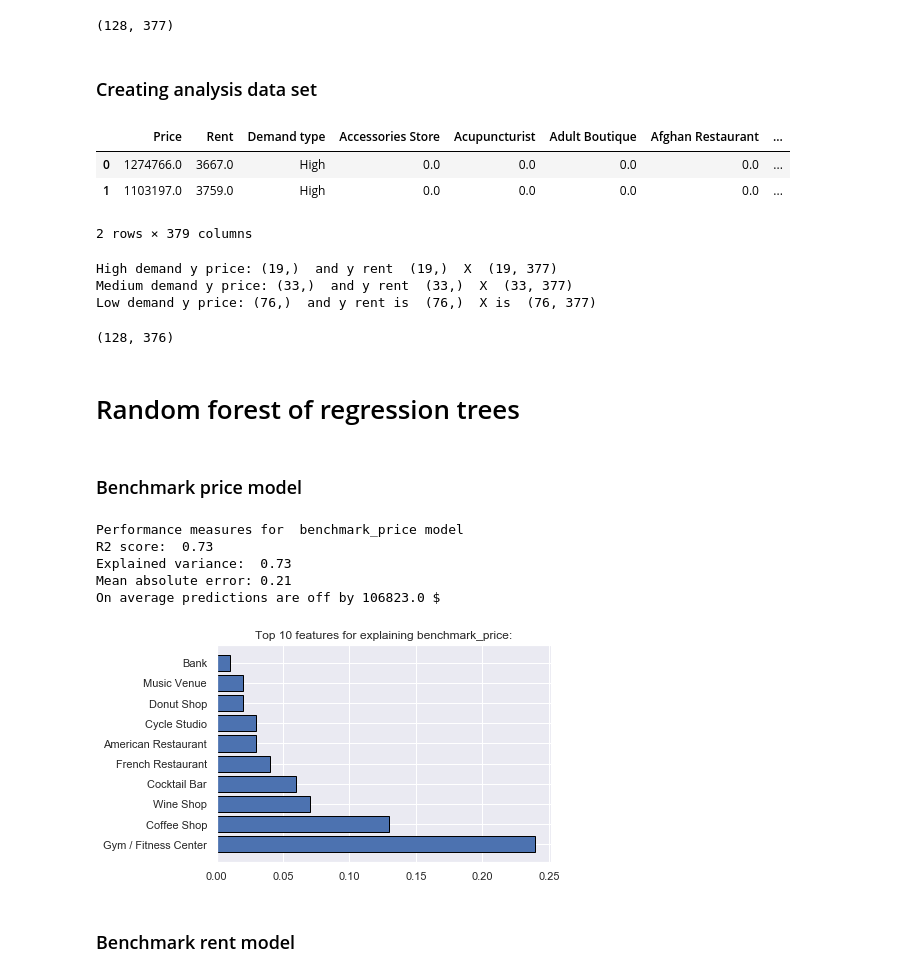
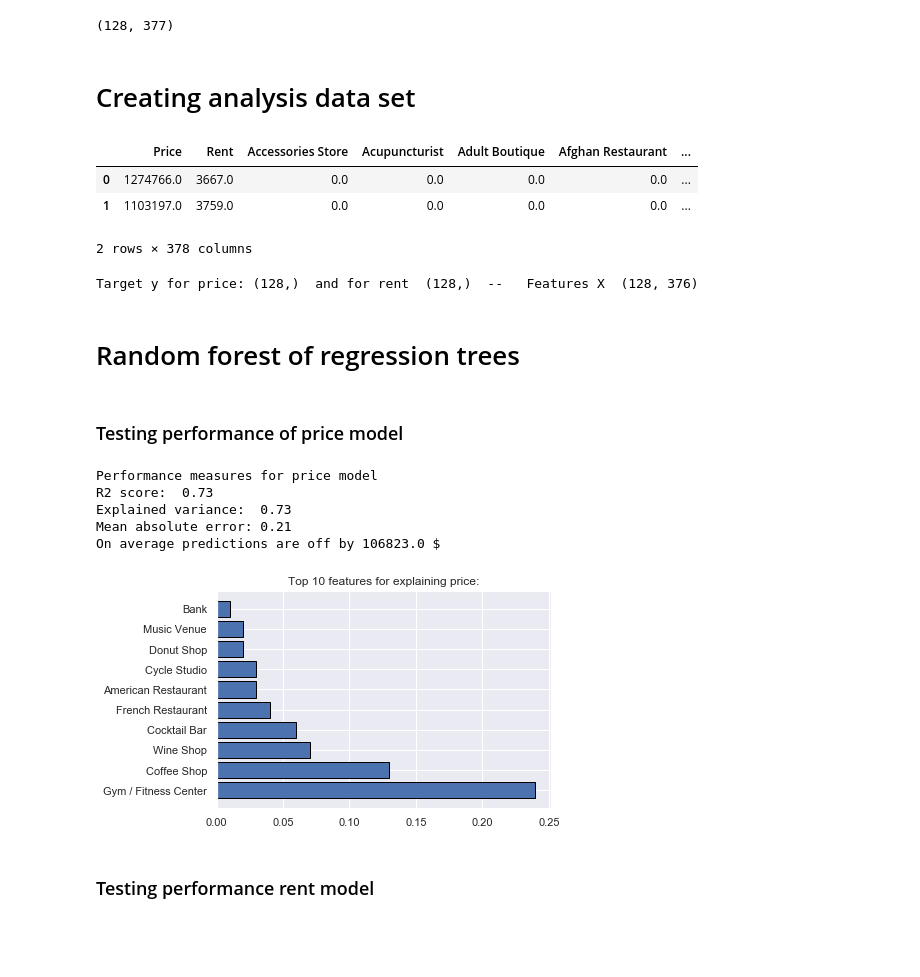
Before and after one commit to allaccountstaken/predicting_urban_home_values, a Jupyter notebook: Predicting Home Values Using Venues.ipynb, the cells around one changed output. Cells and saved outputs as stored; diff of their text form; code cells hidden in the pictures; blank space fills up the shorter version.

Commit message:
present results of benchmark model

```diff
--- a/Predicting Home Values Using Venues.ipynb
+++ b/Predicting Home Values Using Venues.ipynb
@@ -206,5 +187,0 @@ pd.DataFrame(k_means_cluster_centers, columns=['Price', 'Rent'])
-# %%
-# Map clusters to demand types, i.e. low, medium , and high.
-df_nyc_prices_rents["Cluster"] = k_means.labels_
-df_nyc_prices_rents["Demand type"] = df_nyc_prices_rents["Cluster"].map({0 : "Low", 1 :"High", 2 : "Medium"})
-df_nyc_prices_rents.head()
@@ -481,13 +434,13 @@ df_nyc_grouped.shape
 # %% [output]
 (128, 377)
 # %% [markdown]
-### Creating analysis data set
+# Creating analysis data set
 # %%
 df_analysis_dataset = df_nyc_prices_rents.merge(df_nyc_grouped, left_on='Zipcode', right_on='Zip')
-df_analysis_dataset.drop(['Zipcode', 'Borough', 'LAT', 'LNG', 'Cluster', 'Zip'], axis=1, inplace=True)
+df_analysis_dataset.drop(['Zipcode', 'Borough', 'LAT', 'LNG', 'Zip'], axis=1, inplace=True)
 df_analysis_dataset.head(2)
 # %% [output]
-|  | Price | Rent | Demand type | Accessories Store | Acupuncturist | Adult Boutique | Afghan Restaurant | ... |
-| 0 | 1274766.0 | 3667.0 | High | 0.0 | 0.0 | 0.0 | 0.0 | ... |
-| 1 | 1103197.0 | 3759.0 | High | 0.0 | 0.0 | 0.0 | 0.0 | ... |
+|  | Price | Rent | Accessories Store | Acupuncturist | Adult Boutique | Afghan Restaurant | ... |
+| 0 | 1274766.0 | 3667.0 | 0.0 | 0.0 | 0.0 | 0.0 | ... |
+| 1 | 1103197.0 | 3759.0 | 0.0 | 0.0 | 0.0 | 0.0 | ... |
-2 rows × 379 columns
+2 rows × 378 columns
@@ -510,8 +446,0 @@ X_low = df_analysis_dataset.loc[df_analysis_dataset['Demand type'] == 'Low'].cop
-# %%
-print("High demand y price:", y_price_high.shape, " and y rent ", y_rent_high.shape, " X ", X_high.shape)
-print("Medium demand y price:", y_price_medium.shape, " and y rent ", y_rent_medium.shape, " X ", X_medium.shape)
-print("Low demand y price:", y_price_low.shape, " and y rent is ", y_rent_low.shape, " X is ", X_low.shape)
-# %% [output]
-High demand y price: (19,)  and y rent  (19,)  X  (19, 377)
-Medium demand y price: (33,)  and y rent  (33,)  X  (33, 377)
-Low demand y price: (76,)  and y rent is  (76,)  X is  (76, 377)
@@ -526,4 +446,0 @@ feature_list = list(X.columns)
-# %%
-X.shape
-# %% [output]
-(128, 376)
@@ -530,2 +452,10 @@ X.shape
+# %%
+X = df_analysis_dataset
+
+# Saving feature names for later use
+feature_list = list(X.columns)
+print("Target y for price:", y_price.shape, " and for rent ", y_rent.shape, " --   Features X ", X.shape)
+# %% [output]
+Target y for price: (128,)  and for rent  (128,)  --   Features X  (128, 376)
 # %% [markdown]
 # Random forest of regression trees
@@ -592,14 +514,14 @@ def update_tree_png(title, rf_regression):
 # %% [markdown]
-### Benchmark price model
+### Testing performance of price model
 # %%
-run_random_forests("benchmark_price", X, y_price, 0.2, 3, 10000, 0)
+run_random_forests("price", X, y_price, 0.2, 3, 10000, 0)
 # %% [output]
-Performance measures for  benchmark_price model
+Performance measures for price model
 R2 score:  0.73
 Explained variance:  0.73
 Mean absolute error: 0.21
 On average predictions are off by 106823.0 $
-[figure, old version]
+[figure, new version]
 # %% [markdown]
-### Benchmark rent model
+### Testing performance rent model
 # %%
```
Also changed, not shown: parts of 65 cells of this notebook, 39 other files.
